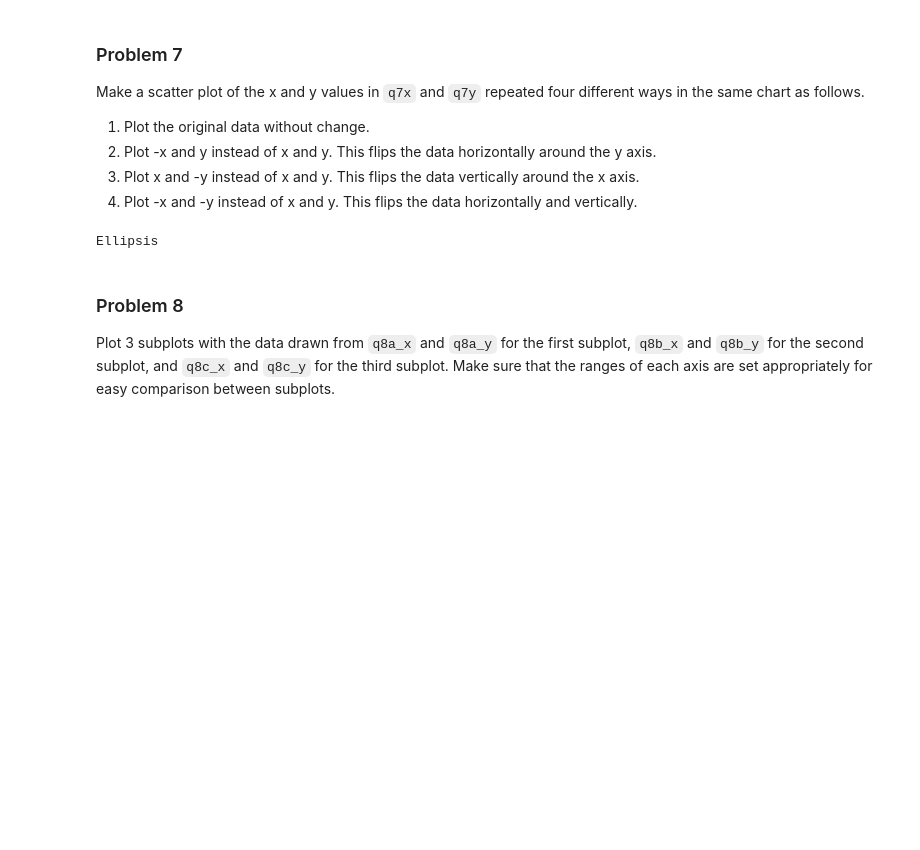
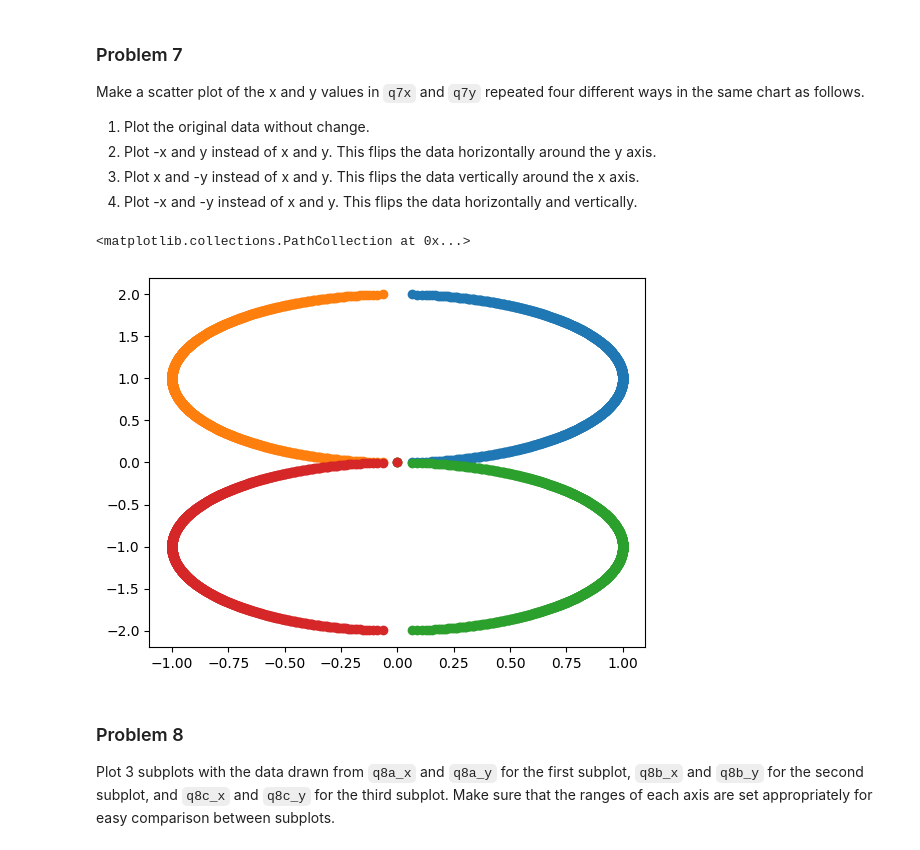
Before and after one commit to ktennant5378/dx602-homework-05, a Jupyter notebook: homework.ipynb, the cells around one changed output. Saved outputs shown, nothing was run; the diff lists cells and outputs as text; code cells hidden in the pictures; blank space fills up the shorter version.

```diff
--- a/homework.ipynb
+++ b/homework.ipynb
@@ -188,12 +190,20 @@ Make a scatter plot of the x and y values in `q7x` and `q7y` repeated four diffe
 
 q7y = [i / 500 for i in range(1000)]
 q7x = [math.sqrt(1 - (y - 1)**2) for y in q7y]
-# %%
-# YOUR CHANGES HERE
-
-...
-# %% [output]
-Ellipsis
+# %%
+# YOUR CHANGES HERE
+import numpy as np
+
+q7x = np.array(q7x)
+q7y = np.array(q7y)
+
+plt.scatter(q7x,q7y)
+plt.scatter(-q7x,q7y)
+plt.scatter(q7x,-q7y)
+plt.scatter(-q7x,-q7y)
+# %% [output]
+<matplotlib.collections.PathCollection at 0x...>
+[figure, added]
 # %% [markdown]
 ### Problem 8
 
```
Also changed, not shown: parts of 2 cells of this notebook.
